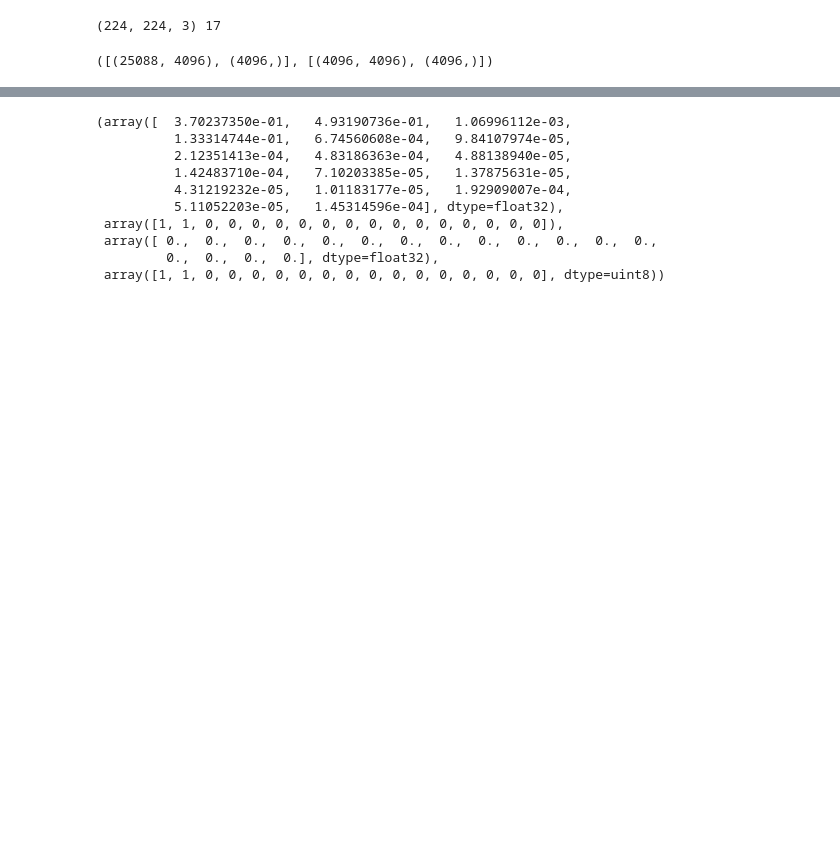
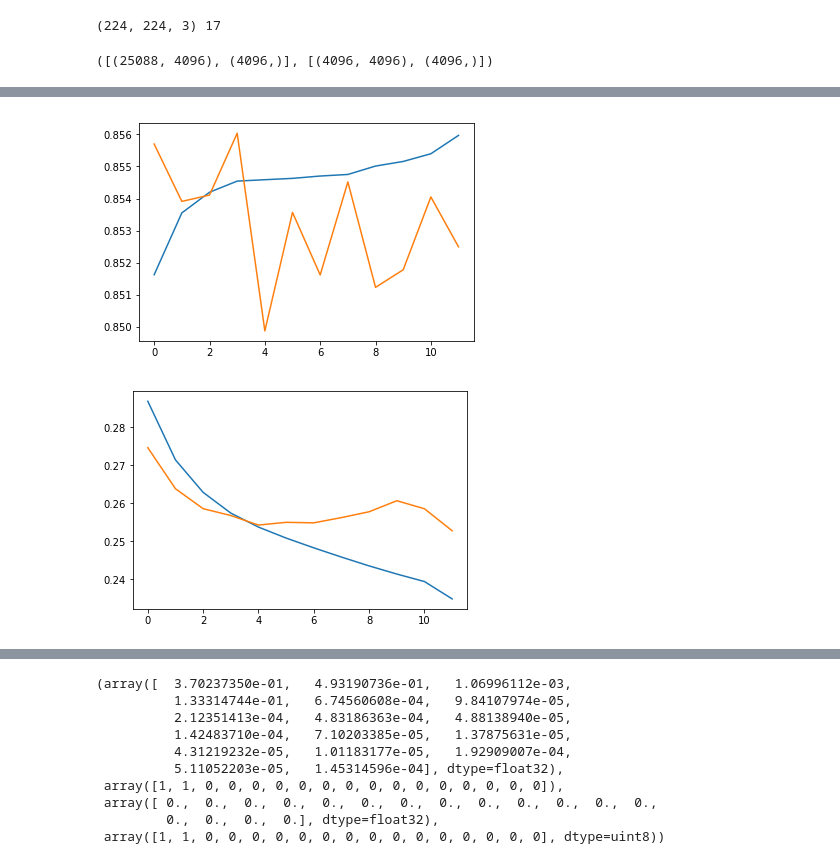
Before and after one commit to SorokinV/Kaggle-2017-04-Brazil-Amazon, a Jupyter notebook: Jupyter-Net/a-basin-V4-VGG-fit-generator.ipynb, the cells around one changed output, grey strips where cells are left out. Drawn from its saved outputs; the diff is of its cells as text; code cells hidden in the pictures; blank space fills up the shorter version.

```diff
--- a/Jupyter-Net/a-basin-V4-VGG-fit-generator.ipynb
+++ b/Jupyter-Net/a-basin-V4-VGG-fit-generator.ipynb
@@ -308,10 +324,16 @@ x = base_model.output
 ##x = GlobalMaxPooling2D()(x)
 x = Flatten()(x)
 initiaze = 'he_normal'
+'''
 x = Dense(4096, activation='relu',kernel_initializer=initiaze, name='ffcc1')(x)
 x = Dropout(0.25)(x)
 x = Dense(4096, activation='relu',kernel_initializer=initiaze, name='ffcc2')(x)
 x = Dropout(0.25)(x)
+'''
+x = Dense(2048, activation='relu',kernel_initializer=initiaze, name='ffcc1')(x)
+x = Dropout(0.20)(x)
+x = Dense(2048, activation='relu',kernel_initializer=initiaze, name='ffcc2')(x)
+x = Dropout(0.20)(x)
 
 
 # and a logistic layer -- let's say we have 200 classes
@@ -338,10 +360,11 @@ for layer in model10.layers :
 
 print(flag)
 
-sgd = keras.optimizers.SGD(nesterov=True)
+sgd = keras.optimizers.SGD(nesterov=True,decay=1e-5,momentum=0.9)
 model10.compile(loss='binary_crossentropy', # 'mean_absolute_error'
               optimizer=sgd, #"nadam", #sgd, #"adam", #'rmsprop',
               metrics=['acc']) #['binary_accuracy']) #[fbeta_pred]) #['accuracy',fbeta_pred]) #['accuracy'])
 
 #model10.summary()
+print('sgd = {}'.format(sgd.get_config()))
 # %% [output]
@@ -350,5 +374,5 @@ model10.compile(loss='binary_crossentropy', # 'mean_absolute_error'
 # %%
-if True :
+if False :
     model10 = load_model('../Data-Keras/Models/model-VGG19-224x224x3-d4096xd4096.h5')
 # %%
 if False :
@@ -359,46 +383,40 @@ if False :
     sweight[trY[:,2]==1] = 0.15
     sweight[trY[:,3]==1] = 0.05
 # %%
-epochs     = 5
+epochs     = 15
 verbose    = 2
-batch_size = 16
-stopping   = 4
+batch_size = 32
+stopping   = 10
 
 prefixTemp = 'vgg19G-jpg-tif-{}x{}x{}'.format(sizing[0],sizing[1],sizing[2])
 
 early_stopping = EarlyStopping(monitor='val_loss', patience=stopping,min_delta=0.0001)
 reduce_lr = ReduceLROnPlateau(monitor='val_loss', factor=0.2,patience=5, min_lr=0.001)
 
-filepath="../Temp/Temp/"+prefixTemp+"-weights.{epoch:02d}-acc={"+metric+":.4f}-val_acc={val_"+metric+":.4f}-.hdf5"
+filepath="../Temp/TempVGG/"+prefixTemp+"-weights.{epoch:02d}-acc={"+metric+":.4f}-val_acc={val_"+metric+":.4f}-.hdf5"
 checkpoint = ModelCheckpoint(filepath, monitor=metric, verbose=1, save_best_only=True, mode='max')
 
 step = 5497
 low  = 0
 high = low+step
 
-xxyy = 0
-#trXX = trX #[trY[:,xxyy]==1]
-#trYY = trY #[trY[:,xxyy]==1]
-
-lb_df = labels_df[:40000] # пока последний файл не добьется поворотами изображений
-lb_df = labels_df[low:high]
+lb_df = labels_df
+##lb_df = labels_df[low:high]
 split = len(lb_df)-int(len(lb_df)/5.0)
 generate, validate = lb_df[:split], lb_df[split:]
 
 print(datetime.datetime.now())
 #hist1  = model10.fit(trX[low:high],trY[low:high],
 #hist1  = model10.fit(trX[low:high],trY[low:high],
-hist1  = model10.fit_generator( get_train(batch_size,0,len(generate),debugOK=True),
+hist1  = model10.fit_generator( get_train(batch_size,0,len(generate),debugOK=False,flip=0.1),
                     epochs=epochs,
                     steps_per_epoch=int(len(generate)/batch_size),
-                    validation_data=get_train(batch_size,split,len(validate),debugOK=True),
+                    validation_data=get_train(batch_size,split,len(validate),debugOK=False),
                     validation_steps=int(len(validate)/batch_size),
+                    initial_epoch = 3,
                     #### ???? max_queue_size=100,
                     callbacks=[early_stopping,checkpoint, reduce_lr],
                     verbose=verbose)
 
-##trP = model1.predict(trX, batch_size=128)
-##fbeta2score=fbeta_score(trY, np.array(trP) > 0.2, beta=2, average='samples')
-##fbeta2pred =K.get_value(fbeta_pred(trY.astype(np.float64),trP.astype(np.float64)))
 print(datetime.datetime.now()) #,pp,'fbeta2s=',fbeta2score,fbeta2pred)
 # %% [output]
@@ -418,7 +440,10 @@ Epoch 1/1
 # %%
 #fc1[1].shape, fc1[1][:10], fc2[0][:10], fc2[1][:10], ffcc[0][:10], ffcc[1][:10]
 # %%
-sgd.get_config(); hist1.history
 plt.plot(hist1.history['acc']); plt.plot(hist1.history['val_acc']); plt.show()
 plt.plot(hist1.history['loss']); plt.plot(hist1.history['val_loss']); plt.show()
+plt.close()
 #hist1.history
+# %% [output]
+[figure, added]
+[figure, added]
```
Also changed, not shown: parts of 35 cells of this notebook, 1 other file.
